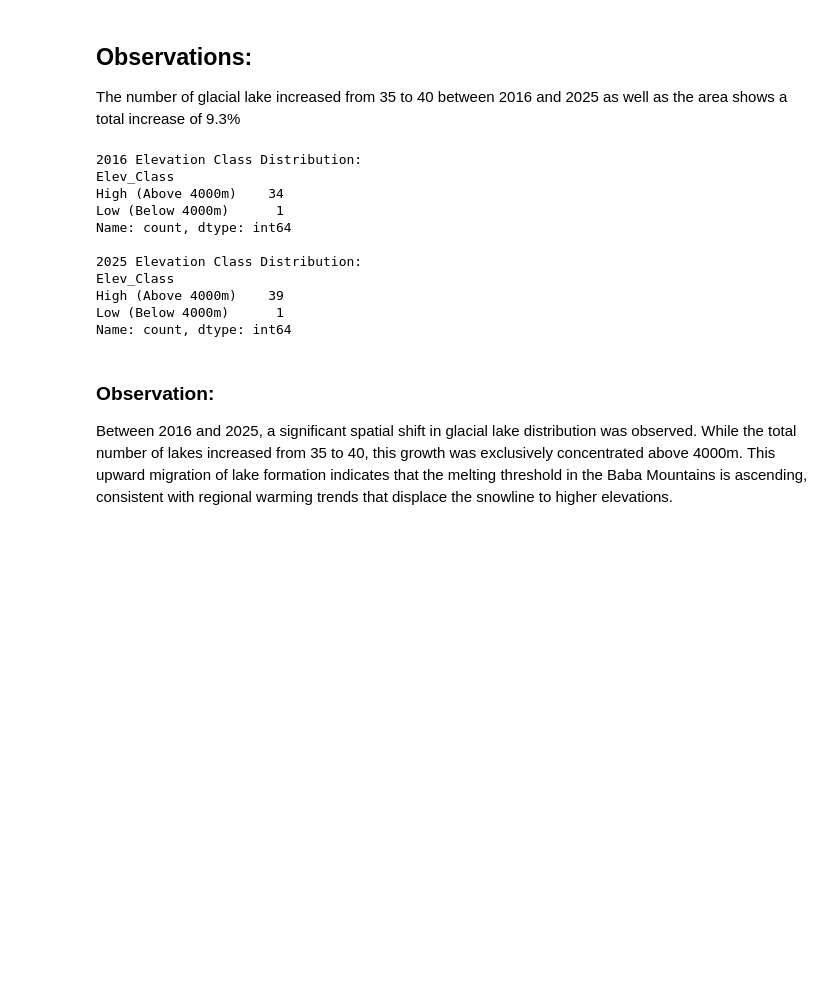
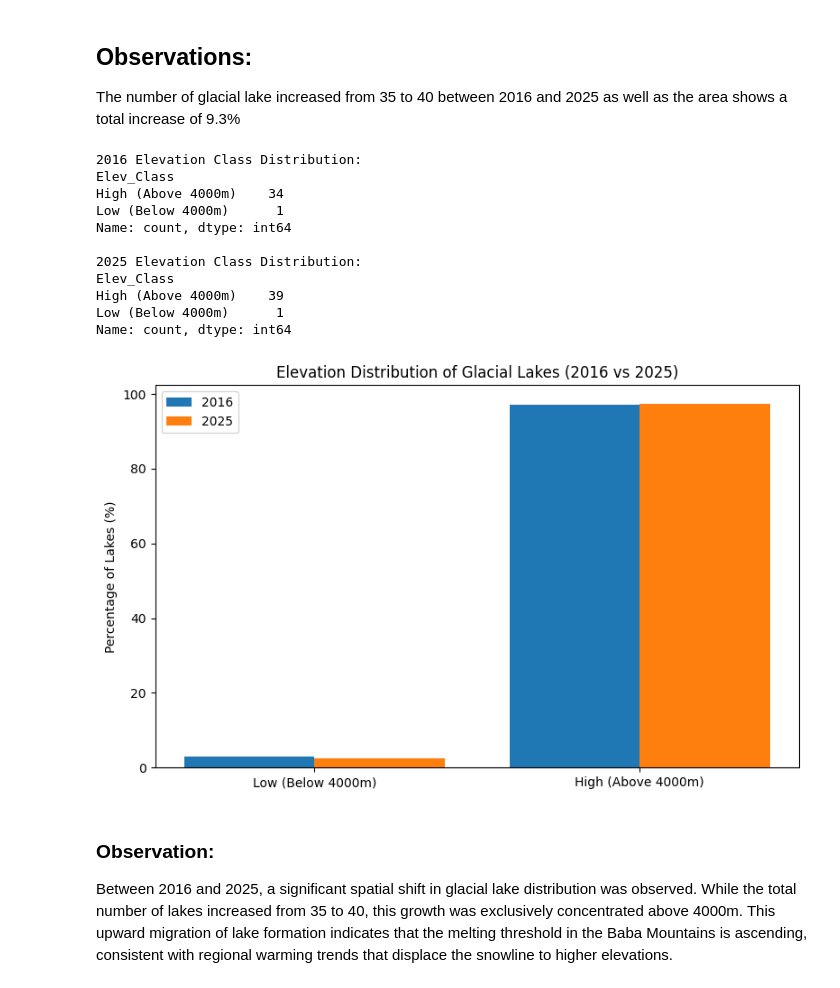
Before and after one commit to Amanullah-Anwari/Baba-Mountain-Glacier-Lakes-2016---2025, a Jupyter notebook: Notebook/glacier-lake-change-assessment-2016-2025.ipynb, the cells around one changed output. Drawn from its saved outputs; the diff is of its cells as text; code cells hidden in the pictures; blank space fills up the shorter version.

```diff
--- a/Notebook/glacier-lake-change-assessment-2016-2025.ipynb
+++ b/Notebook/glacier-lake-change-assessment-2016-2025.ipynb
@@ -190,33 +190,58 @@ The number of glacial lake increased from 35 to 40 between 2016 and 2025 as well
 import pandas as pd
 
 # Defining elevation bins and labels
 # in Hindu Kush Himalaya region, the elevation of glacial lakes typically ranges from around 2200 meters to over 6200 meters.
 # in Baba Mountains, the elevation of glacial lakes typically ranges from around 3000 meters to over 5000 meters.
 # 3000-4000m (Low), 4000-5000m (High)
 bins = [0, 4000, 5000]
 labels = ['Low (Below 4000m)', 'High (Above 4000m)']
 
 # Apply bins to both datasets
 Lakes_16['Elev_Class'] = pd.cut(Lakes_16['Altitude'], bins=bins, labels=labels)
 lakes_25['Elev_Class'] = pd.cut(lakes_25['Altitude'], bins=bins, labels=labels)
 
 
 print('2016 Elevation Class Distribution:')
 print(Lakes_16['Elev_Class'].value_counts())
 print('\n2025 Elevation Class Distribution:')
 print(lakes_25['Elev_Class'].value_counts())
+
+import matplotlib.pyplot as plt
+
+# Count values
+counts_16 = Lakes_16['Elev_Class'].value_counts().sort_index()
+counts_25 = lakes_25['Elev_Class'].value_counts().sort_index()
+
+# Convert to percentage
+perc_16 = counts_16 / counts_16.sum() * 100
+perc_25 = counts_25 / counts_25.sum() * 100
+
+# Create grouped bar chart
+x = range(len(perc_16))
+
+plt.figure(figsize=(8,5))
+plt.bar([i - 0.2 for i in x], perc_16, width=0.4, label='2016')
+plt.bar([i + 0.2 for i in x], perc_25, width=0.4, label='2025')
+
+plt.xticks(x, perc_16.index)
+plt.ylabel('Percentage of Lakes (%)')
+plt.title('Elevation Distribution of Glacial Lakes (2016 vs 2025)')
+plt.legend()
+plt.tight_layout()
+plt.show()
 # %% [output]
 2016 Elevation Class Distribution:
 Elev_Class
 High (Above 4000m)    34
 Low (Below 4000m)      1
 Name: count, dtype: int64
 
 2025 Elevation Class Distribution:
 Elev_Class
 High (Above 4000m)    39
 Low (Below 4000m)      1
 Name: count, dtype: int64
+[figure, added]
 # %% [markdown]
 ### Observation:
 Between 2016 and 2025, a significant spatial shift in glacial lake distribution was observed. While the total number of lakes increased from 35 to 40, this growth was exclusively concentrated above 4000m. This upward migration of lake formation indicates that the melting threshold in the Baba Mountains is ascending, consistent with regional warming trends that displace the snowline to higher elevations.
```
Also changed, not shown: parts of 8 cells of this notebook.
